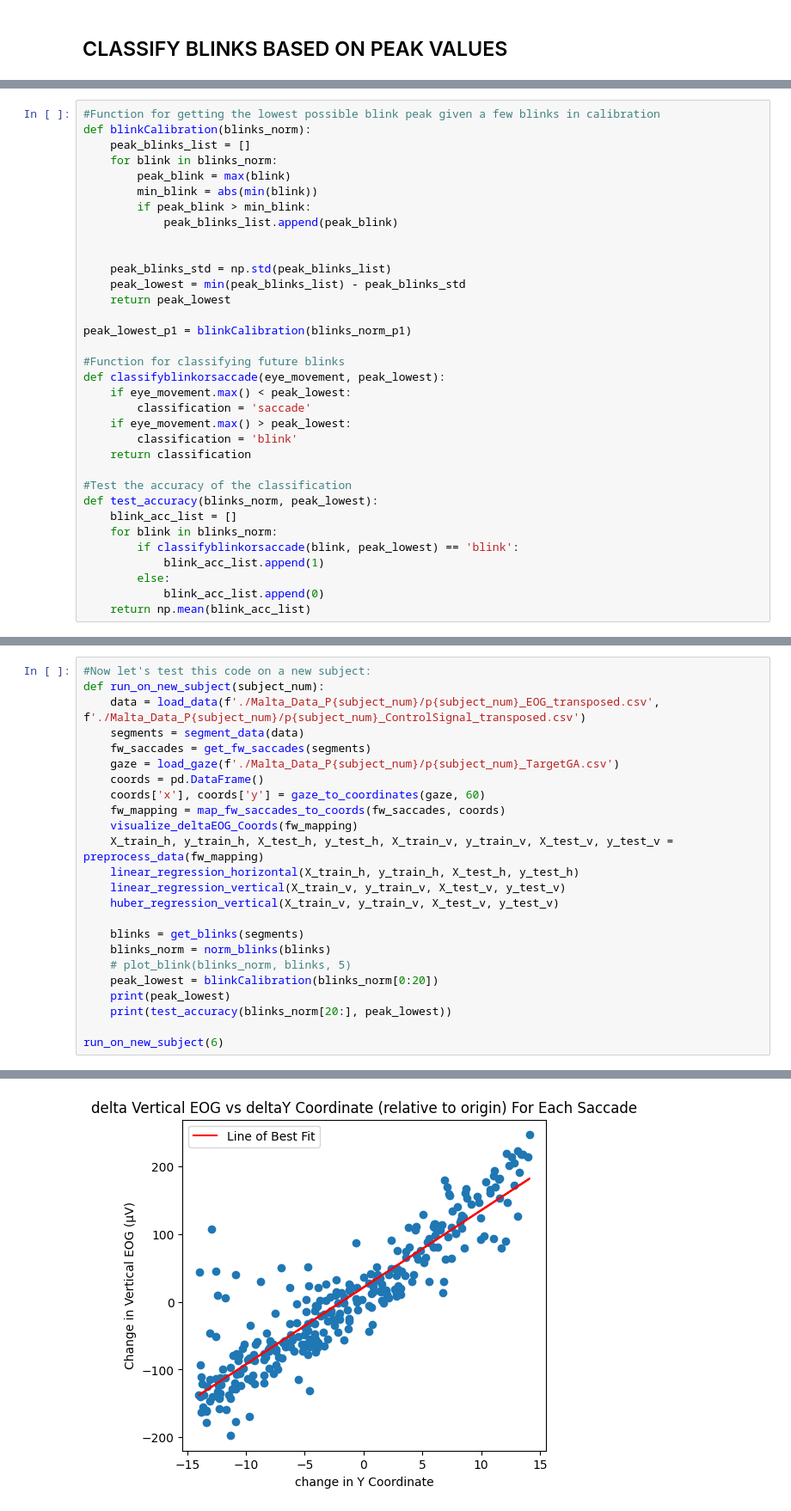
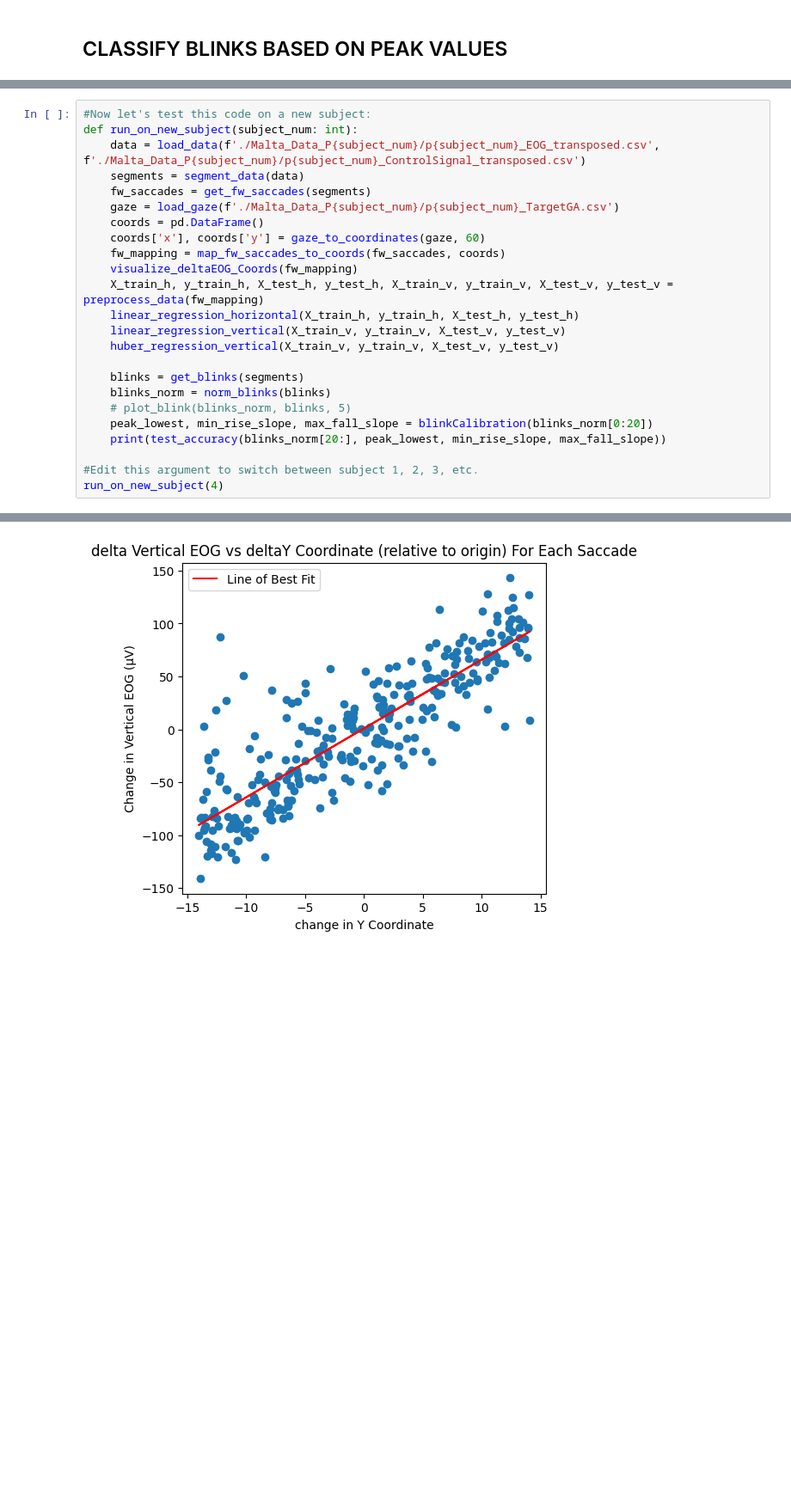
Before and after one commit to GTMRC-Industry/EOG-Software, a Jupyter notebook: EOG_Positional_Regression.ipynb, the cells around one changed output, grey strips where cells are left out. Shown: that part at 86% size. Saved outputs shown, nothing was run; the diff lists cells and outputs as text; blank space fills up the shorter version.

```diff
--- a/EOG_Positional_Regression.ipynb
+++ b/EOG_Positional_Regression.ipynb
@@ -400,38 +371,4 @@ plt.plot(saccades_norm_p1[1])
 plot_blink(blinks_norm_p1, blinks_p1, 25)
 # %% [output]
 [figure]
-# %%
-#Function for getting the lowest possible blink peak given a few blinks in calibration
-def blinkCalibration(blinks_norm):
-    peak_blinks_list = []
-    for blink in blinks_norm:
-        peak_blink = max(blink)
-        min_blink = abs(min(blink))
-        if peak_blink > min_blink:
-            peak_blinks_list.append(peak_blink)
-
-
-    peak_blinks_std = np.std(peak_blinks_list)
-    peak_lowest = min(peak_blinks_list) - peak_blinks_std
-    return peak_lowest
-
-peak_lowest_p1 = blinkCalibration(blinks_norm_p1)
-
-#Function for classifying future blinks
-def classifyblinkorsaccade(eye_movement, peak_lowest):
-    if eye_movement.max() < peak_lowest:
-        classification = 'saccade'
-    if eye_movement.max() > peak_lowest:
-        classification = 'blink'
-    return classification
-
-#Test the accuracy of the classification
-def test_accuracy(blinks_norm, peak_lowest):
-    blink_acc_list = []
-    for blink in blinks_norm:
-        if classifyblinkorsaccade(blink, peak_lowest) == 'blink':
-            blink_acc_list.append(1)
-        else:
-            blink_acc_list.append(0)
-    return np.mean(blink_acc_list)
 # %%
@@ -484,6 +460,6 @@ github test
 # %%
 #Now let's test this code on a new subject:
-def run_on_new_subject(subject_num):
+def run_on_new_subject(subject_num: int):
     data = load_data(f'./Malta_Data_P{subject_num}/p{subject_num}_EOG_transposed.csv', f'./Malta_Data_P{subject_num}/p{subject_num}_ControlSignal_transposed.csv')
     segments = segment_data(data)
     fw_saccades = get_fw_saccades(segments)
@@ -500,9 +476,9 @@ def run_on_new_subject(subject_num):
     blinks = get_blinks(segments)
     blinks_norm = norm_blinks(blinks)
     # plot_blink(blinks_norm, blinks, 5)
-    peak_lowest = blinkCalibration(blinks_norm[0:20])
-    print(peak_lowest)
-    print(test_accuracy(blinks_norm[20:], peak_lowest))
+    peak_lowest, min_rise_slope, max_fall_slope = blinkCalibration(blinks_norm[0:20])
+    print(test_accuracy(blinks_norm[20:], peak_lowest, min_rise_slope, max_fall_slope))
 
-run_on_new_subject(6)
+#Edit this argument to switch between subject 1, 2, 3, etc.
+run_on_new_subject(4)
 # %% [output]
@@ -531 +508 @@ Increase the number of iterations (max_iter) or scale the data as shown in:
-[figure, old version]
+[figure, new version]
```
Also changed, not shown: parts of 14 cells of this notebook.
